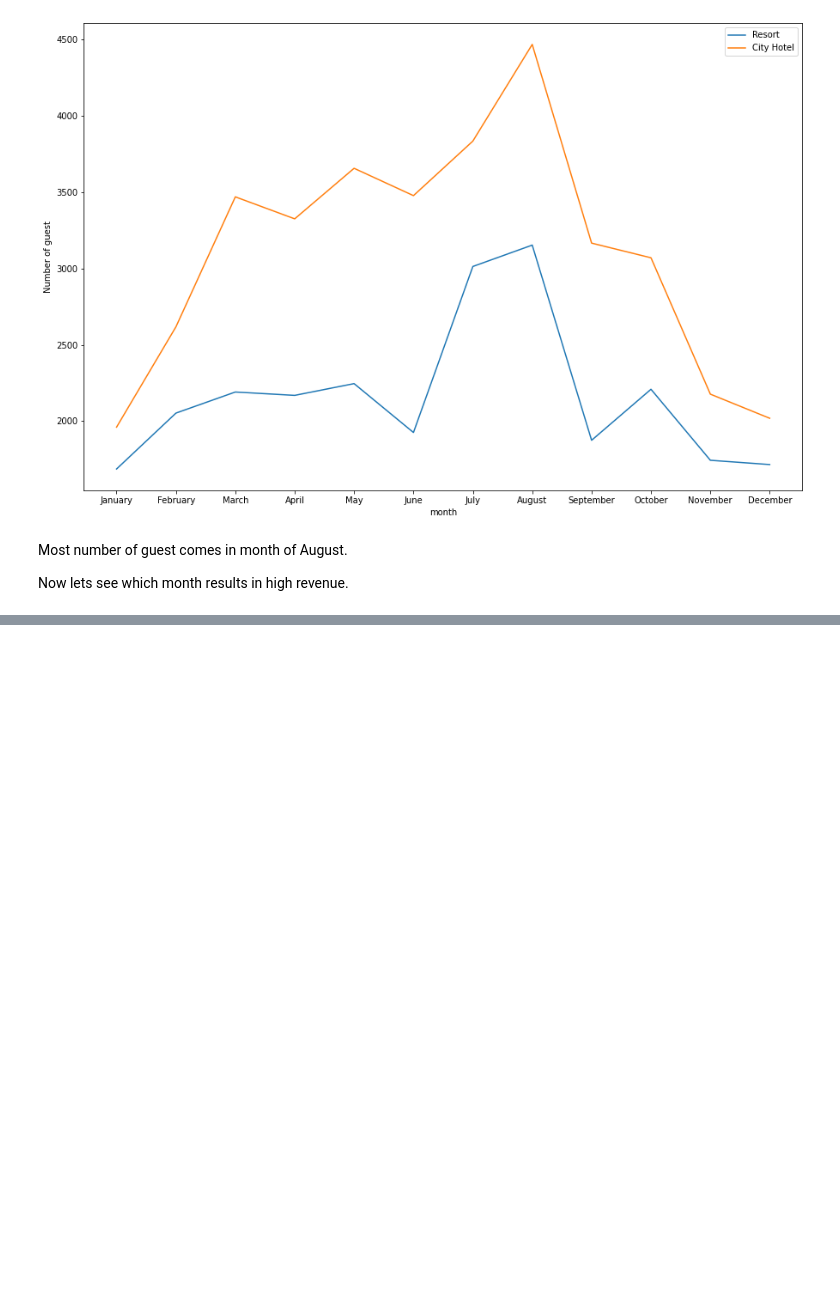
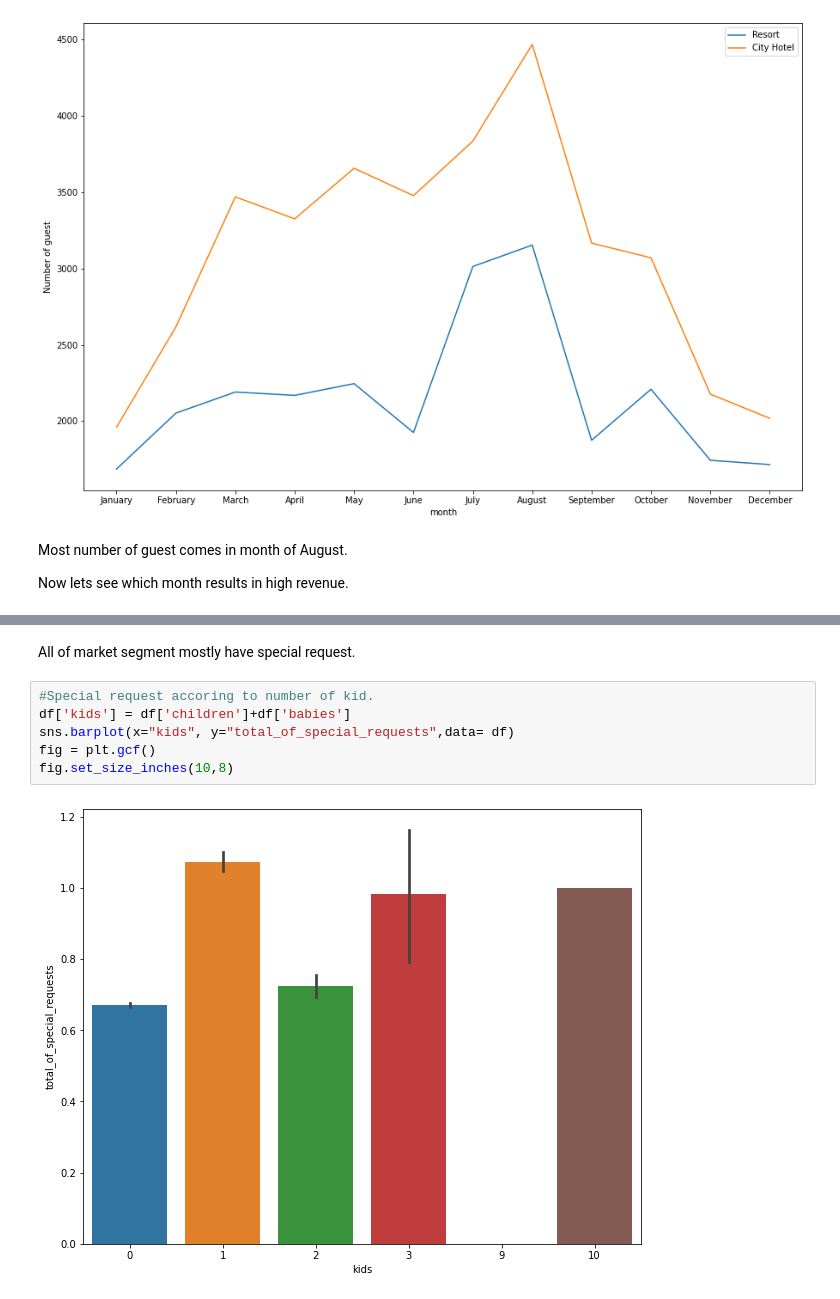
Before and after one commit to Ranjitkumarmuduli/Hotel-Booking-Analysis, a Jupyter notebook: Copy_of_Hotel_Booking_Analysis_Capstone_Project.ipynb, the cells around one changed output, grey strips where cells are left out. Saved outputs shown, nothing was run; the diff lists cells and outputs as text; blank space fills up the shorter version.

```diff
--- a/Copy_of_Hotel_Booking_Analysis_Capstone_Project.ipynb
+++ b/Copy_of_Hotel_Booking_Analysis_Capstone_Project.ipynb
@@ -586,0 +597,10 @@ Now lets see which month results in high revenue.
+# %% [markdown]
+All of market segment mostly have special request.
+# %%
+#Special request accoring to number of kid.
+df['kids'] = df['children']+df['babies']
+sns.barplot(x="kids", y="total_of_special_requests",data= df)
+fig = plt.gcf()
+fig.set_size_inches(10,8)
+# %% [output]
+[figure, added]
```
Also changed, not shown: parts of 14 cells of this notebook.
